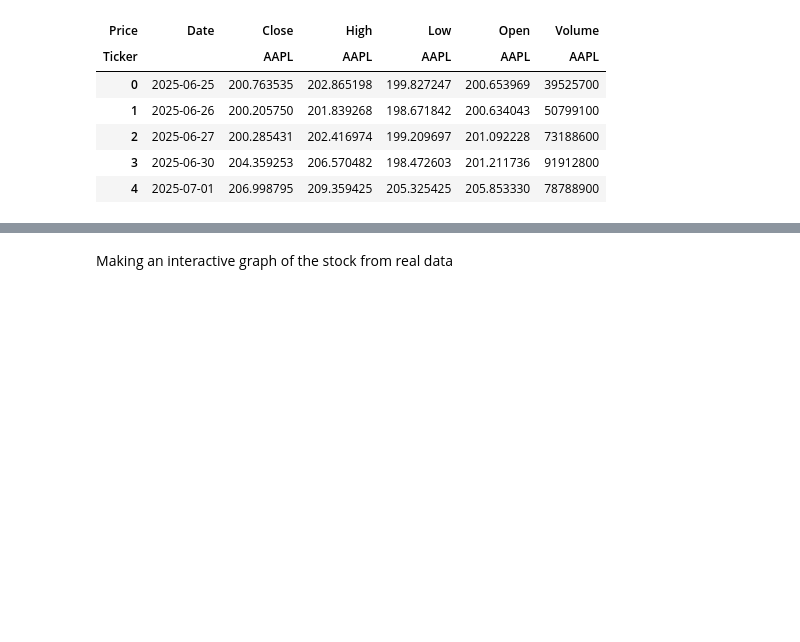
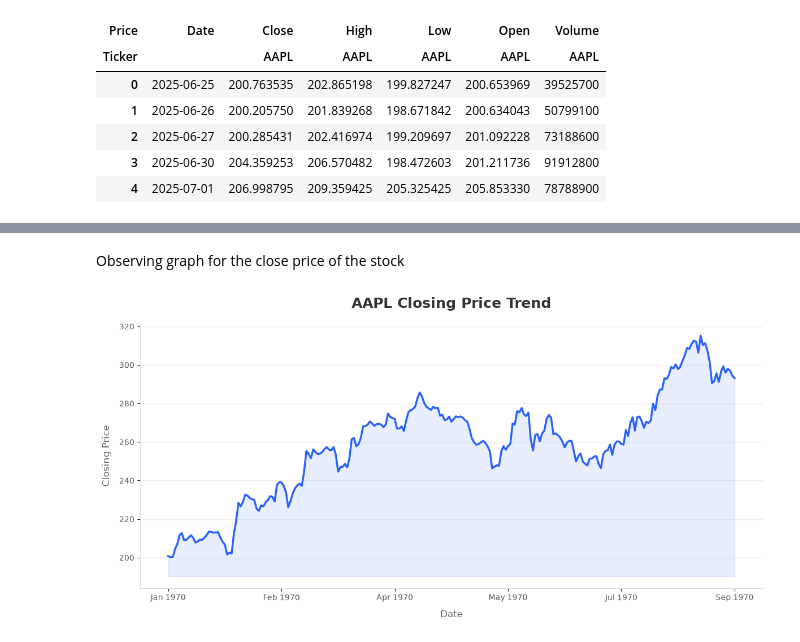
Before and after one commit to Subhadip-cloudCoder/Stock-Price-Predtiction-Model, a Jupyter notebook: notebook/main.ipynb, the cells around one changed output, grey strips where cells are left out. Saved outputs shown, nothing was run; the diff lists cells and outputs as text; code cells hidden in the pictures; blank space fills up the shorter version.

Commit message:
Added the closing price chart

```diff
--- a/notebook/main.ipynb
+++ b/notebook/main.ipynb
@@ -50,5 +82,3 @@ df.head()
 | 2 | 200.285431 | 202.416974 | 199.209697 | 201.092228 | 73188600 |
 | 3 | 204.359253 | 206.570482 | 198.472603 | 201.211736 | 91912800 |
 | 4 | 206.998795 | 209.359425 | 205.325425 | 205.853330 | 78788900 |
-# %% [markdown]
-Making an interactive graph of the stock from real data
@@ -67,0 +85,31 @@ fig.show()
+# %% [markdown]
+Observing graph for the close price of the stock
+# %%
+plt.style.use('default')
+fig, ax = plt.subplots(figsize=(12, 6), facecolor='white')
+ax.set_facecolor('white')
+
+ax.plot(df.index, df['Close'], color='#2962ff', linewidth=2.5, label='Close Price')
+
+ax.fill_between(df.index, df['Close'], df['Close'].min() * 0.95, color='#2962ff', alpha=0.1)
+
+ax.spines['top'].set_visible(False)
+ax.spines['right'].set_visible(False)
+ax.spines['left'].set_color('#dddddd')
+ax.spines['bottom'].set_color('#dddddd')
+
+ax.grid(axis='y', color='#eeeeee', linestyle='-', linewidth=1)
+ax.set_axisbelow(True)
+
+ax.xaxis.set_major_formatter(mdates.DateFormatter('%b %Y')) # e.g., "Jan 2024"
+plt.xticks(rotation=0, color='#555555')
+plt.yticks(color='#555555')
+
+plt.title(f'{stock} Closing Price Trend', fontsize=18, fontweight='bold', pad=20, color='#333333')
+plt.xlabel('Date', fontsize=12, labelpad=10, color='#666666')
+plt.ylabel('Closing Price', fontsize=12, labelpad=10, color='#666666')
+
+plt.tight_layout()
+plt.show()
+# %% [output]
+[figure, added]
```
Also changed, not shown: parts of 5 cells of this notebook.
